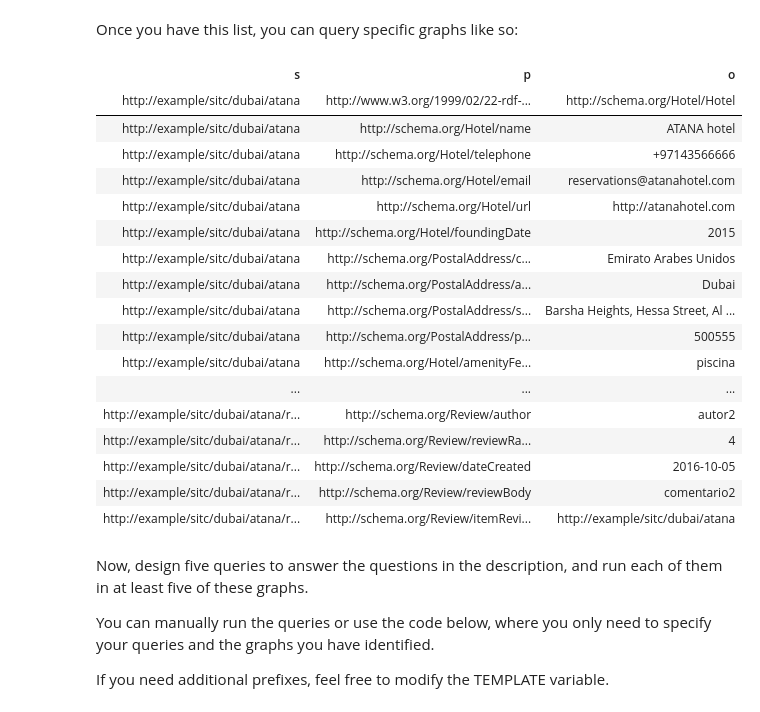
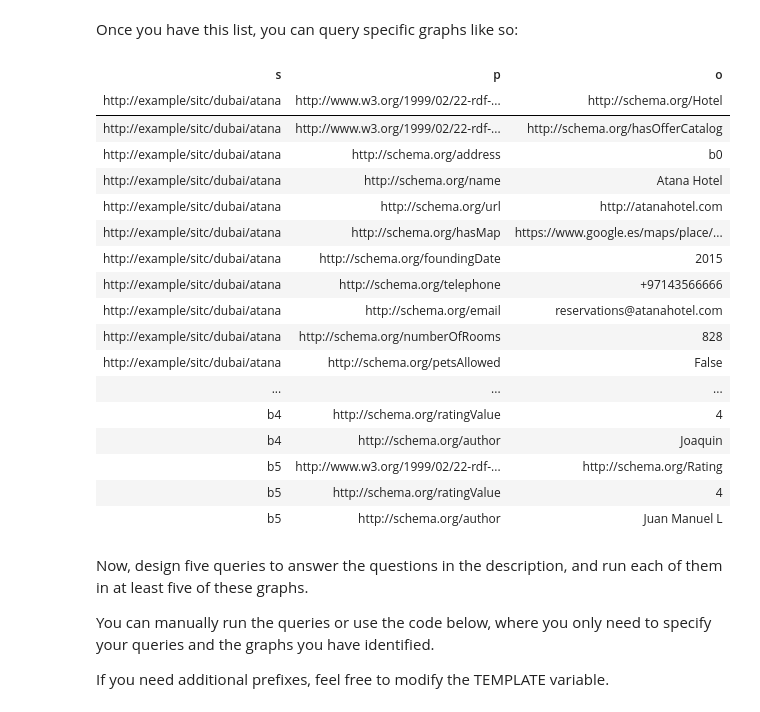
Before and after one commit to carlosv5/sparql, a Jupyter notebook: SPARQL.ipynb, the cells around one changed output. Saved outputs shown, nothing was run; the diff lists cells and outputs as text; code cells hidden in the pictures.

```diff
--- a/SPARQL.ipynb
+++ b/SPARQL.ipynb
@@ -1127,31 +1128,31 @@ Once you have this list, you can query specific graphs like so:
 # %%
 %%sparql http://fuseki.cluster.gsi.dit.upm.es/ejerciciohoteles
 
 SELECT *
 WHERE {
-    GRAPH <http://fuseki.cluster.gsi.dit.upm.es/36de86e6754934381d935f10618fe985>{
+    GRAPH <http://fuseki.cluster.gsi.dit.upm.es/35c20a49f8c6581be1cf7bd56d12d131>{
     ?s ?p ?o .
     }
 }
 # %% [output]
 | s | p | o |
-| http://example/sitc/dubai/atana | http://www.w3.org/1999/02/22-rdf-... | http://schema.org/Hotel/Hotel |
-| http://example/sitc/dubai/atana | http://schema.org/Hotel/name | ATANA hotel |
-| http://example/sitc/dubai/atana | http://schema.org/Hotel/telephone | +97143566666 |
-| http://example/sitc/dubai/atana | http://schema.org/Hotel/email | reservations@atanahotel.com |
-| http://example/sitc/dubai/atana | http://schema.org/Hotel/url | http://atanahotel.com |
-| http://example/sitc/dubai/atana | http://schema.org/Hotel/foundingDate | 2015 |
-| http://example/sitc/dubai/atana | http://schema.org/PostalAddress/c... | Emirato Arabes Unidos |
-| http://example/sitc/dubai/atana | http://schema.org/PostalAddress/a... | Dubai |
-| http://example/sitc/dubai/atana | http://schema.org/PostalAddress/s... | Barsha Heights, Hessa Street, Al ... |
-| http://example/sitc/dubai/atana | http://schema.org/PostalAddress/p... | 500555 |
-| http://example/sitc/dubai/atana | http://schema.org/Hotel/amenityFe... | piscina |
+| http://example/sitc/dubai/atana | http://www.w3.org/1999/02/22-rdf-... | http://schema.org/Hotel |
+| http://example/sitc/dubai/atana | http://www.w3.org/1999/02/22-rdf-... | http://schema.org/hasOfferCatalog |
+| http://example/sitc/dubai/atana | http://schema.org/address | b0 |
+| http://example/sitc/dubai/atana | http://schema.org/name | Atana Hotel |
+| http://example/sitc/dubai/atana | http://schema.org/url | http://atanahotel.com |
+| http://example/sitc/dubai/atana | http://schema.org/hasMap | https://www.google.es/maps/place/... |
+| http://example/sitc/dubai/atana | http://schema.org/foundingDate | 2015 |
+| http://example/sitc/dubai/atana | http://schema.org/telephone | +97143566666 |
+| http://example/sitc/dubai/atana | http://schema.org/email | reservations@atanahotel.com |
+| http://example/sitc/dubai/atana | http://schema.org/numberOfRooms | 828 |
+| http://example/sitc/dubai/atana | http://schema.org/petsAllowed | False |
 | ... | ... | ... |
-| http://example/sitc/dubai/atana/r... | http://schema.org/Review/author | autor2 |
-| http://example/sitc/dubai/atana/r... | http://schema.org/Review/reviewRa... | 4 |
-| http://example/sitc/dubai/atana/r... | http://schema.org/Review/dateCreated | 2016-10-05 |
-| http://example/sitc/dubai/atana/r... | http://schema.org/Review/reviewBody | comentario2 |
-| http://example/sitc/dubai/atana/r... | http://schema.org/Review/itemRevi... | http://example/sitc/dubai/atana |
+| b4 | http://schema.org/ratingValue | 4 |
+| b4 | http://schema.org/author | Joaquin |
+| b5 | http://www.w3.org/1999/02/22-rdf-... | http://schema.org/Rating |
+| b5 | http://schema.org/ratingValue | 4 |
+| b5 | http://schema.org/author | Juan Manuel L |
 # %% [markdown]
 Now, design five queries to answer the questions in the description, and run each of them in at least five of these graphs.
 
```
Also changed, not shown: parts of 13 cells of this notebook.
